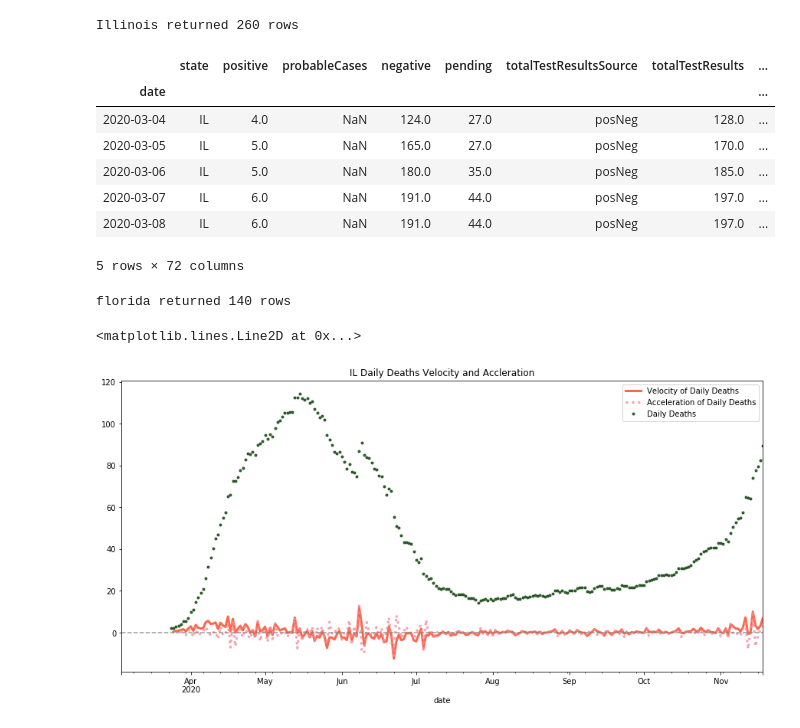
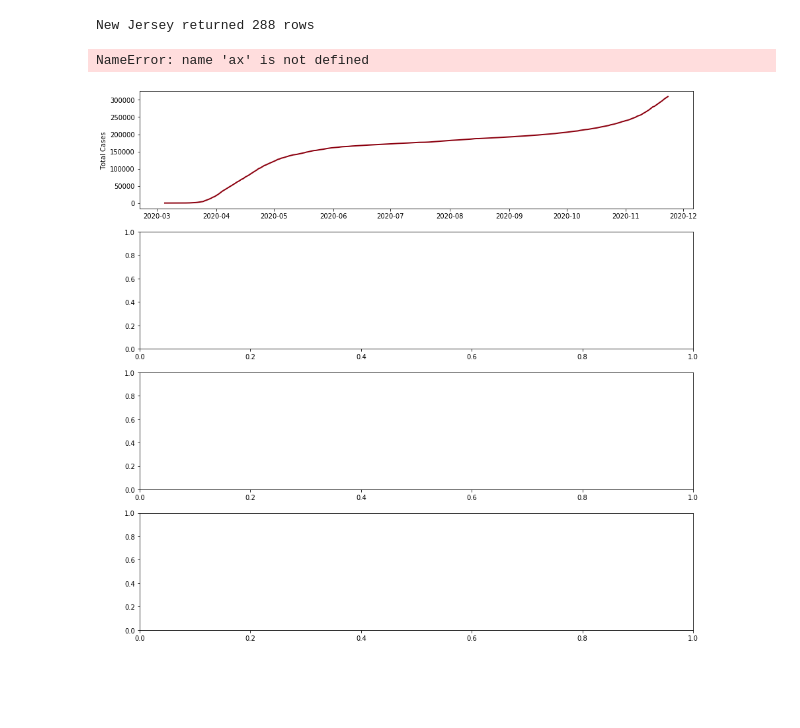
Before and after one commit to kaumaron/NJcomCOVIDData, a Jupyter notebook: NJcomCOVIDExtract-Timeseries.ipynb, the cells around one changed output. Drawn from its saved outputs; the diff is of its cells as text; code cells hidden in the pictures; blank space fills up the shorter version.

```diff
--- a/NJcomCOVIDExtract-Timeseries.ipynb
+++ b/NJcomCOVIDExtract-Timeseries.ipynb
@@ -251,38 +287,44 @@ def get_state_data(state, states_data):
+# %%
+def daily_w_velocity(state, df, close = True, save = True):
+        # Return path and today's date as string
+        path_for_charts, TODAY = get_folder_name()
+        _plot, axs = plt.subplots(4,1,figsize=(15,15))
+        axs[0] = plt.subplot(411)
+        plt.plot(df.index, df['positive'], color='xkcd:crimson', alpha=1.0, linewidth=2)
+        #plt.setp(ax1.get_xticklabels(), visible=False)
+        axs[0].set_ylabel('Total Cases')
+        plt.setp(ax[0].get_xticklabels(), fontsize=8)
+        plt.title(f'{state} Total Cases, Smoothed Daily Cases, Velocity and Accleration of Daily Cases Through {TODAY}')
+
+
+        axs[1] = plt.subplot(412, sharex=axs[0])
+        plt.plot(df.index, df['Daily Positive'].rolling(window=7, min_periods=3).mean(), color='xkcd:crimson', alpha=0.7)
+        plt.setp(axs[1].get_xticklabels(), visible=False)
+        axs[1].set_ylabel('Daily Cases\n(7 Day Rolling)')
+
+        axs[2] = plt.subplot(413, sharex=axs[0])
+        plt.plot(df.index, df['Velocity of Daily Cases'].rolling(window=14, min_periods=7).mean(),color='xkcd:orange red', alpha=0.8)
+        plt.axhline(0, color='gray', linestyle='--', alpha=0.8)
+        plt.setp(axs[2].get_xticklabels(), visible=False)
+        axs[2].set_ylabel('Change in Daily Cases\n(14 Day Smoothing)')
+
+
+        axs[3] = plt.subplot(414, sharex=axs[0])
+        plt.plot(df.index, df['Acceleration of Daily Cases'].rolling(window=14, min_periods=5).mean(),color='xkcd:rose pink', alpha=0.8)
+        plt.axhline(0, color='gray', linestyle='--', alpha=0.8)
+        axs[3].set_ylabel('Change in\nChange in Daily Cases\n(14 Day Smoothing)')
+
+        if save:
+            _plot.figure.savefig(
+                  path_for_charts +\
+                  f'{state} Velocity and Accleration of Daily Cases {TODAY}.png',
+                  dpi = 300,
+                  facecolor = 'white')
+        if close:
+            plt.close()
 # %%
-nj = get_state_data('Illinois', states_data)
-#state_plots('New Jersey', get_state_data('New Jersey'), close=False, save=False)
+daily_w_velocity('New Jersey', get_state_data('New Jersey', states_data), close=True, save=True)
 # %% [output]
-Illinois returned 260 rows
+New Jersey returned 288 rows
+NameError: name 'ax' is not defined
+[figure, added]
-# %%
-nj.head()
-# %% [output]
-|  | state | positive | probableCases | negative | pending | totalTestResultsSource | totalTestResults | ... |
-| date |  |  |  |  |  |  |  | ... |
-| 2020-03-04 | IL | 4.0 | NaN | 124.0 | 27.0 | posNeg | 128.0 | ... |
-| 2020-03-05 | IL | 5.0 | NaN | 165.0 | 27.0 | posNeg | 170.0 | ... |
-| 2020-03-06 | IL | 5.0 | NaN | 180.0 | 35.0 | posNeg | 185.0 | ... |
-| 2020-03-07 | IL | 6.0 | NaN | 191.0 | 44.0 | posNeg | 197.0 | ... |
-| 2020-03-08 | IL | 6.0 | NaN | 191.0 | 44.0 | posNeg | 197.0 | ... |
-5 rows × 72 columns
-# %%
-path_now, _ = get_folder_name()
-get_state_data('Florida').to_excel(path_now + 'Florida.xlsx', sheet_name='Florida Cases')
-# %% [output]
-florida returned 140 rows
-# %%
-nj[['Velocity of Daily Deaths', 'Acceleration of Daily Deaths','Daily Deaths']].\
-    rolling(window=14, min_periods=7).mean()[::-1].\
-    plot(figsize=(15,7),
-        title = 'IL Daily Deaths Velocity and Accleration',
-        style=['-',':', '.'],
-        linewidth = 3,
-        kind='line',
-        color = ['xkcd:orange red', 'xkcd:rose pink', 'xkcd:hunter green'],
-        alpha = 0.8
-        ).axhline(0,
-                  color='gray',
-                  linestyle='--',
-                  alpha=0.8)
-# %% [output]
-<matplotlib.lines.Line2D at 0x...>
-[figure, removed]
```
Also changed, not shown: parts of 32 cells of this notebook.
